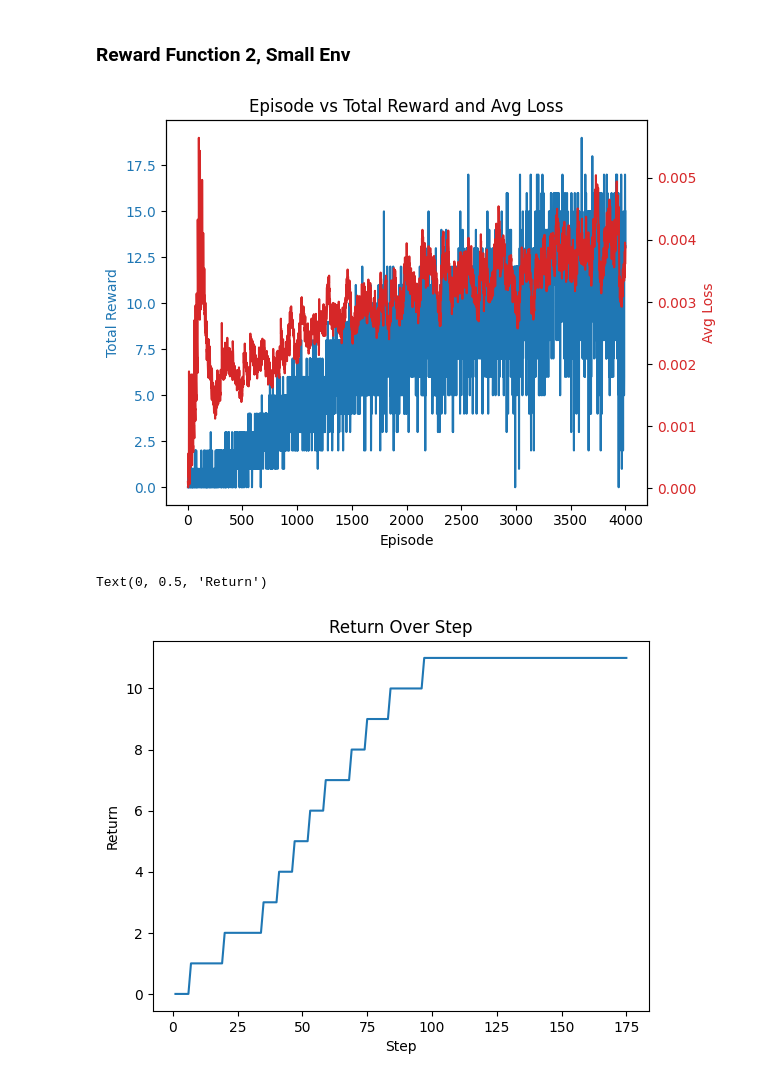
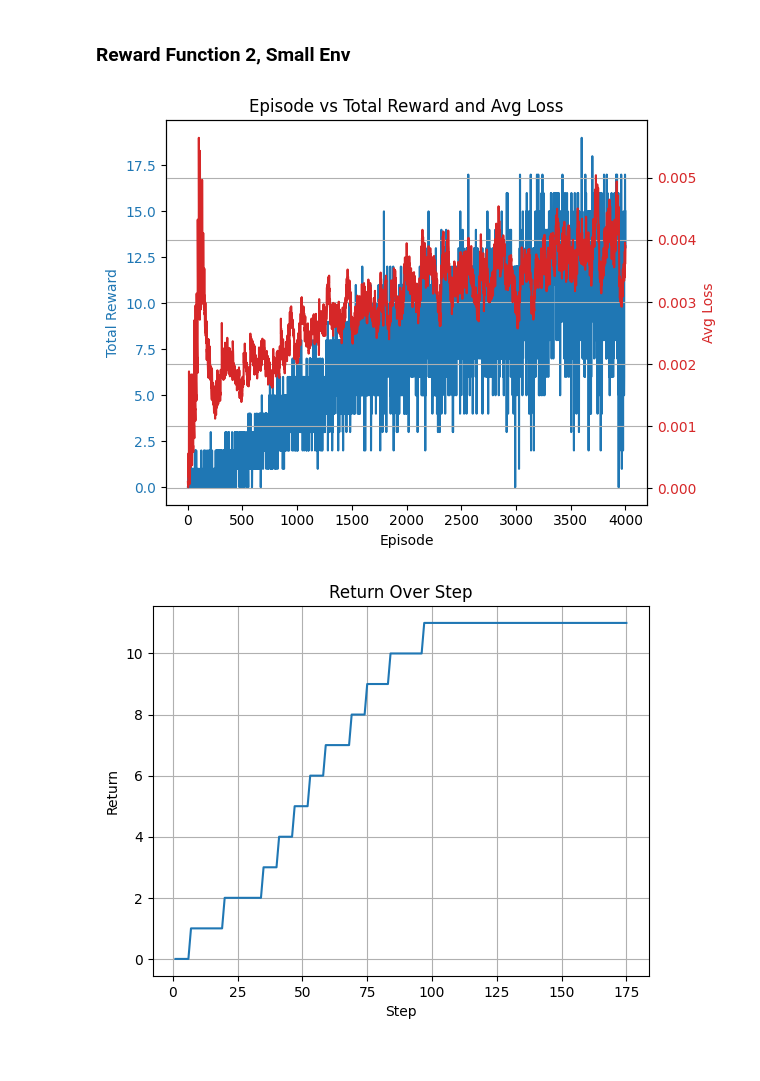
Before and after one commit to thecarmechanic/cse190-warehouse-bots, a Jupyter notebook: custom-rewards-dqn/dqn_rewards_graphs.ipynb, the cells around one changed output. Cells and saved outputs as stored; diff of their text form; code cells hidden in the pictures.

```diff
--- a/custom-rewards-dqn/dqn_rewards_graphs.ipynb
+++ b/custom-rewards-dqn/dqn_rewards_graphs.ipynb
@@ -120,18 +122,19 @@ ax2.tick_params(axis='y', labelcolor=color)
 # Add title and show
 plt.title('Episode vs Total Reward and Avg Loss')
 fig.tight_layout()
+plt.grid()
 plt.show()
 # %% [output]
-[figure, old version]
+[figure, new version]
 # %%
 # Load the CSV
 reward2_df2 = pd.read_csv("reward2_eval_stats.csv")  # replace with your actual filename
 # %%
 # Plot the total_rewards
 plt.plot(reward_df2['step'],reward_df2['total reward'])
 plt.title('Return Over Step')
 plt.xlabel('Step')
 plt.ylabel('Return')
+plt.grid()
 # %% [output]
-Text(0, 0.5, 'Return')
-[figure, old version]
+[figure, new version]
```
Also changed, not shown: parts of 5 cells of this notebook, 7 other files.
